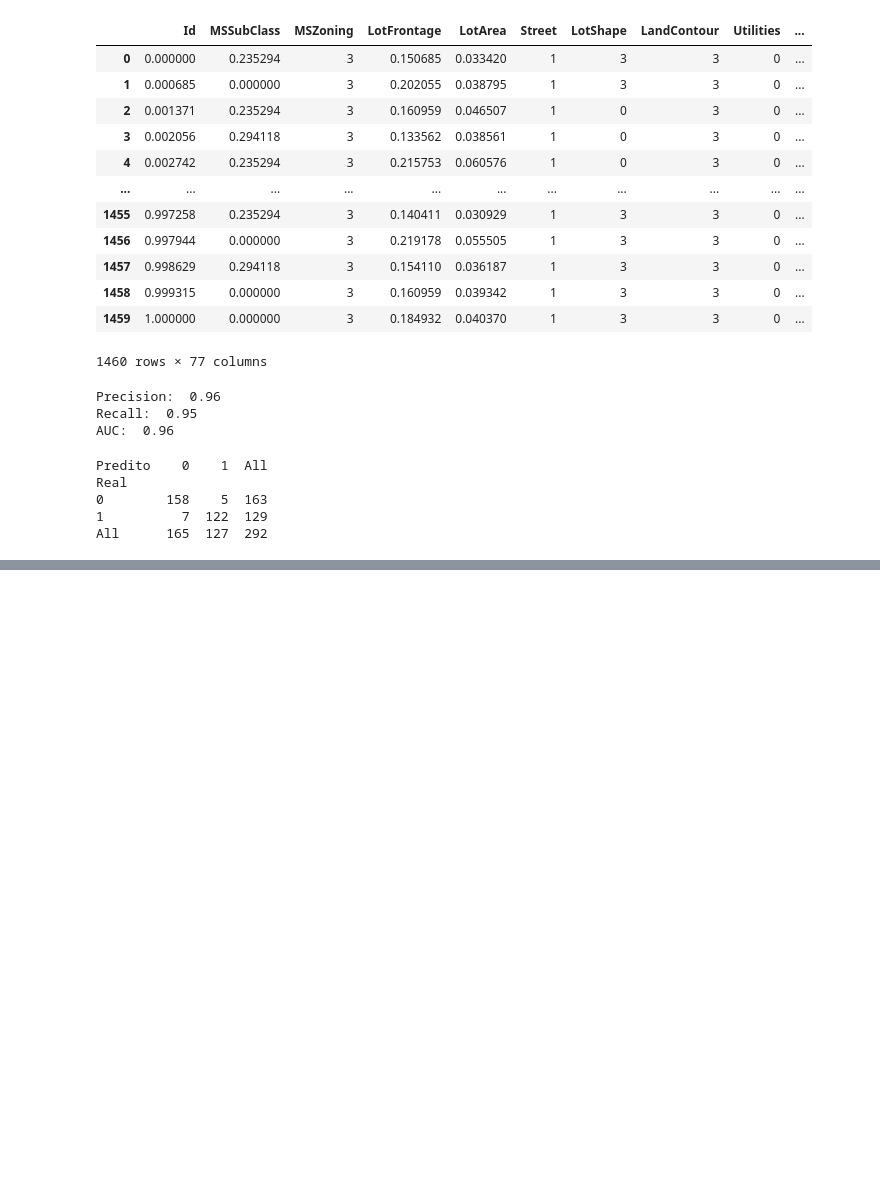
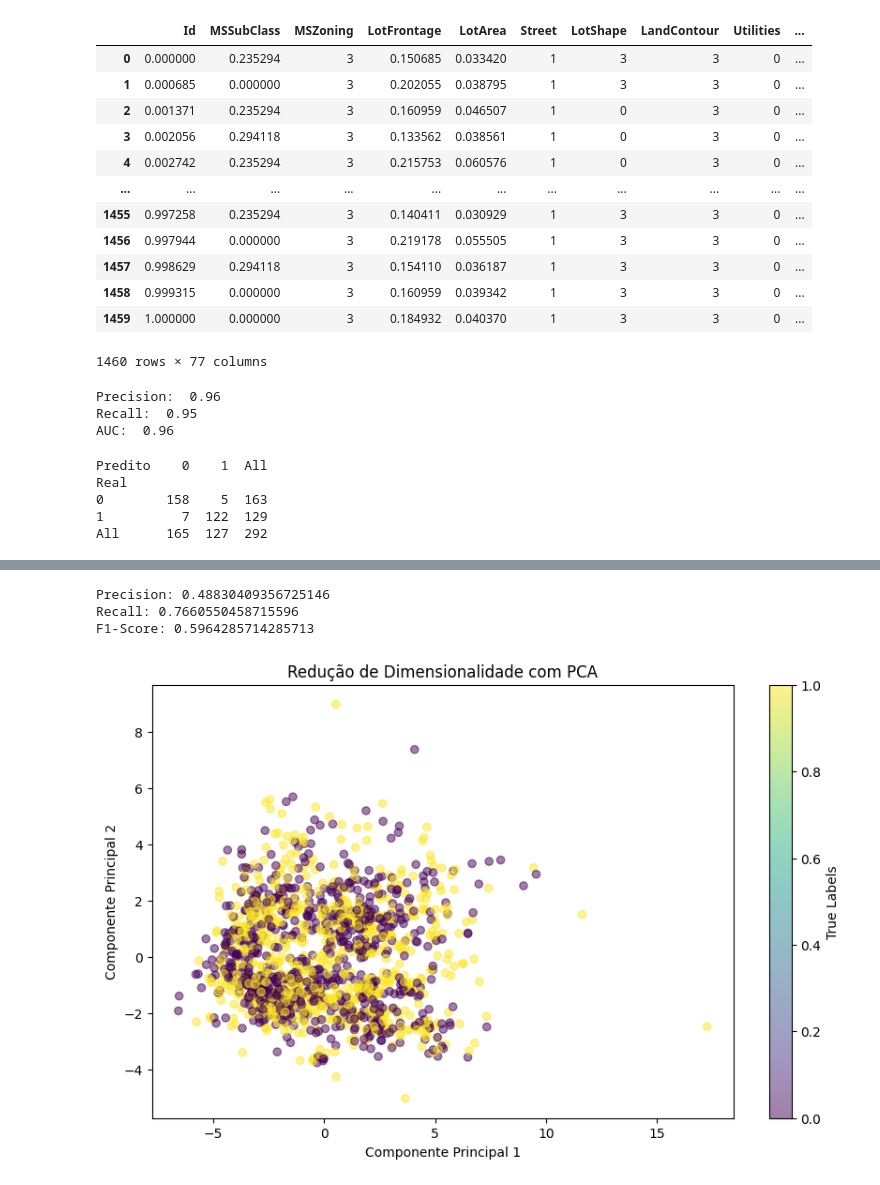
Before and after one commit to rochaCbernardo/analiseDadosProjetoC3, a Jupyter notebook: analiseC3.ipynb, the cells around one changed output, grey strips where cells are left out. Drawn from its saved outputs; the diff is of its cells as text; code cells hidden in the pictures; blank space fills up the shorter version.

```diff
--- a/analiseC3.ipynb
+++ b/analiseC3.ipynb
@@ -268,7 +268,7 @@ Real
 All      165  127  292
 # %%
 #Clusterização
-
+#Para aplicar a clusterização, vamos garantir que os valores ausentes sejam imputados corretamente e depois aplicar o K-Means
 from sklearn.preprocessing import StandardScaler, OneHotEncoder
 from sklearn.compose import ColumnTransformer
 from sklearn.pipeline import Pipeline
@@ -287,8 +287,7 @@ if 'SalePrice' in categorical_features:
 
 numerical_pipeline = Pipeline([
     ('imputer', SimpleImputer(strategy='mean')),
-    ('scaler', StandardScaler())  s
-])
+    ('scaler', StandardScaler())])
 
 categorical_pipeline = Pipeline([
     ('imputer', SimpleImputer(strategy='most_frequent')),
@@ -382,2 +472,46 @@ plt.show()
+# %%
+#Avaliação modo de redução (Precision, Recall e F1-Score)
+from sklearn.decomposition import PCA
+from sklearn.model_selection import train_test_split
+from sklearn.linear_model import LogisticRegression
+from sklearn.metrics import precision_score, recall_score, f1_score, confusion_matrix
+
+# Reduzir a dimensionalidade para 2 componentes
+pca = PCA(n_components=2)
+data_pca = pca.fit_transform(data_prepared.toarray() if hasattr(data_prepared, 'toarray') else data_prepared)
+
+np.random.seed(0)
+df_house_train['TrueLabels'] = np.random.choice([0, 1], len(df_house_train))
+
+X_train, X_test, y_train, y_test = train_test_split(data_pca, df_house_train['TrueLabels'], test_size=0.3, random_state=42)
+
+classifier = LogisticRegression()
+classifier.fit(X_train, y_train)
+
+# Fazer previsões
+y_pred = classifier.predict(X_test)
+
+# Calcular métricas
+precision = precision_score(y_test, y_pred)
+recall = recall_score(y_test, y_pred)
+f1 = f1_score(y_test, y_pred)
+
+print(f"Precision: {precision}")
+print(f"Recall: {recall}")
+print(f"F1-Score: {f1}")
+
+# Plotar os dados reduzidos com rótulos verdadeiros para visualização
+plt.figure(figsize=(10, 6))
+plt.scatter(data_pca[:, 0], data_pca[:, 1], c=df_house_train['TrueLabels'], alpha=0.5, cmap='viridis')
+plt.title('Redução de Dimensionalidade com PCA')
+plt.xlabel('Componente Principal 1')
+plt.ylabel('Componente Principal 2')
+plt.colorbar(label='True Labels')
+plt.show()
+# %% [output]
+Precision: 0.48830409356725146
+Recall: 0.7660550458715596
+F1-Score: 0.5964285714285713
+[figure, added]
 # %%
 #Apriori
```
Also changed, not shown: parts of 13 cells of this notebook.
